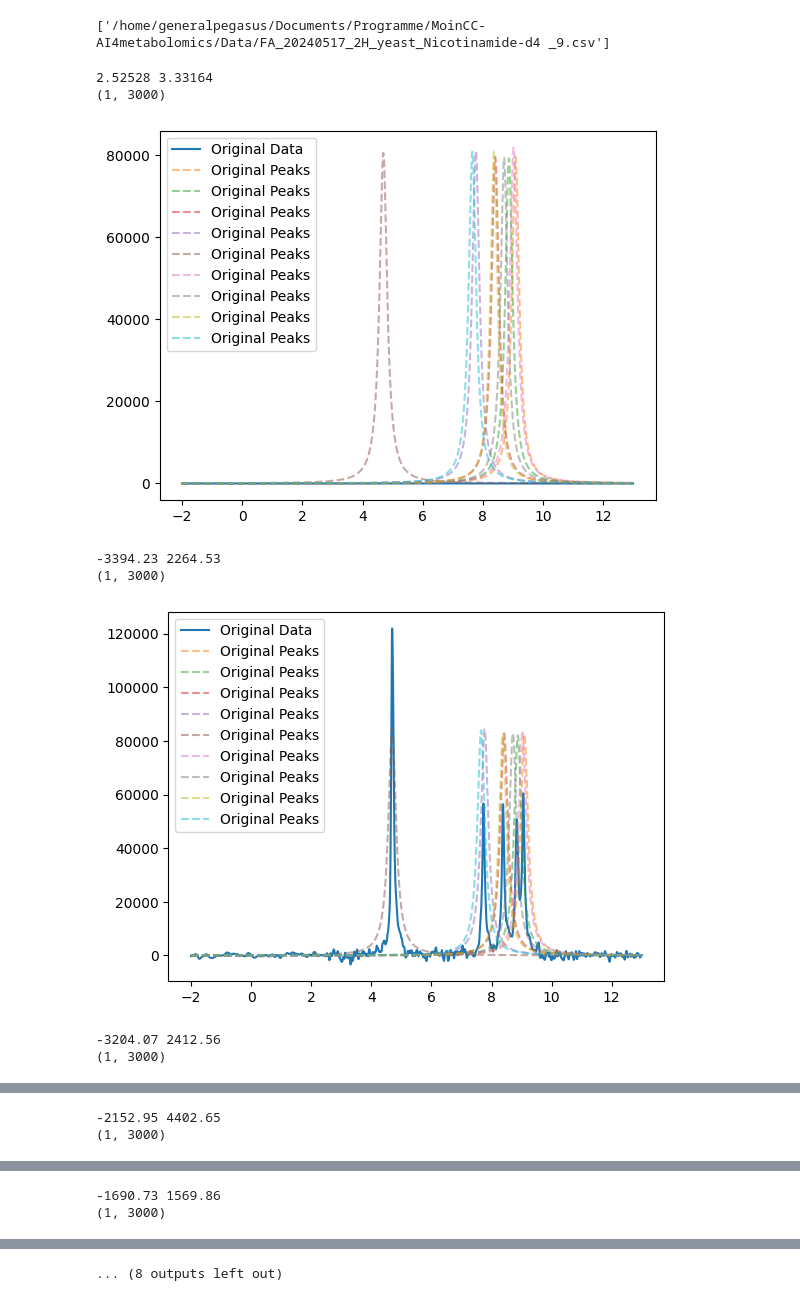
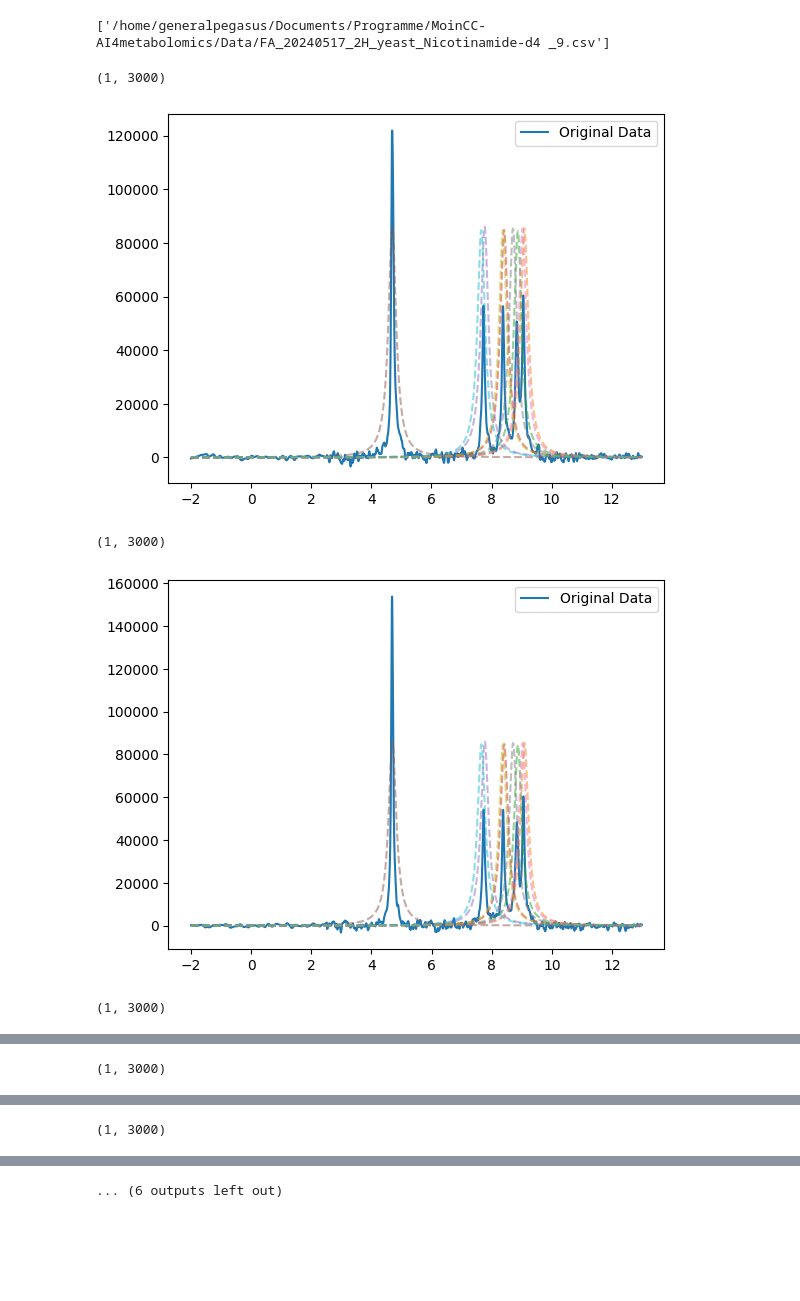
Before and after one commit to RATFIVE/MoinCC-AI4metabolomics, a Jupyter notebook: 03_DeepLearning/ImplementingNeuralNetwork.ipynb, the cells around one changed output, grey strips where cells are left out. Cells and saved outputs as stored; diff of their text form; code cells hidden in the pictures; blank space fills up the shorter version.

```diff
--- a/03_DeepLearning/ImplementingNeuralNetwork.ipynb
+++ b/03_DeepLearning/ImplementingNeuralNetwork.ipynb
@@ -536,7 +514,7 @@ device = torch.device("cuda" if torch.cuda.is_available() else "cpu")
 
 # Aufteilen der Daten in Trainings- und Testsets
 data_train, data_tmp, target_train, target_tmp = train_test_split(data, target,
-                                                    test_size=0.1,
+                                                    test_size=0.4,
                                                     shuffle=True,
                                                     random_state=1)
 data_val, data_test, target_val, target_test = train_test_split(data_tmp, target_tmp,
@@ -694,9 +672,9 @@ Target Val Shape: (500, 27)
 #         with torch.no_grad():
 #             return model(X)
 # %%
-class GaitGenderClassifier(nn.Module):
+class NeuralNetwork(nn.Module):
     def __init__(self, input_size, hidden_size, output_size, dropout_prob):
-        super(GaitGenderClassifier, self).__init__()
+        super(NeuralNetwork, self).__init__()
 
         self.reduce = nn.Linear(3000, 1000)
         self.reduce2 = nn.Linear(1000, hidden_size)
@@ -858,8 +836,8 @@ def training(model, X_train, y_train, X_val, y_val, criterion, optimizer, epochs
 
         # Print status
         if verbose:
-          if epoch % 19 == 0:
-            print(f"| Epoch {epoch+1} | Train Loss: {epoch_loss / len(train_loader):.4f}, Validation Loss: {loss_val:.4f} | Train RMSE: {mse_train:.4f}, Val RMSE: {mse_val:.4f} |")
+          if epoch % 1 == 0:
+            print(f"| Epoch {epoch+1} | Train Loss: {epoch_loss / len(train_loader):.4f}, Validation Loss: {loss_val:.4f} | Train MSE: {mse_train:.4f}, Val MSE: {mse_val:.4f} |")
 
     dropout_results.append({'dropout_prob': dropout_prob,
                                     'train_loss': train_losses,
@@ -869,7 +847,7 @@ def training(model, X_train, y_train, X_val, y_val, criterion, optimizer, epochs
                                     })
     # Load the best model
     model.load_state_dict(best_model)
-    print(f"Best validation RMSE: {best_eval_metric_val:.4f}")
+    print(f"Best validation MSE: {best_eval_metric_val:.4f}")
 
     writer.close()
     return model
@@ -893,10 +871,10 @@ input_size = 3000
 hidden_size = 512
 output_size = len(substrates_list) * 3
 dropout_prob = 0.5
-learning_rate = 0.001
+learning_rate = 0.01
 epochs = 100
 
-model = GaitGenderClassifier(input_size=input_size, hidden_size=hidden_size, output_size=output_size, dropout_prob=dropout_prob).to(device)
+model = NeuralNetwork(input_size=input_size, hidden_size=hidden_size, output_size=output_size, dropout_prob=dropout_prob).to(device)
 model_size, model_size_mb = get_model_size(model)
 print(f'Total parameters: {model_size}')
 print(f'Model size: {model_size_mb:.2f} MB')
@@ -1031,7 +1016,7 @@ x0_parms_test, gamma_parms_test, height_parms_test = np.split(target_test, 3, ax
 
 
 
-n = 30
+n = 10
 x = x_data[n]
 # plot the data
 #plt.plot(x, data_train[n, :], '-', label='Original Data')
@@ -1048,7 +1033,7 @@ x = x_data[n]
 plt.plot(x, data_test[n, :], '-', label='Original Data', color='grey')
 for x0, gamma, height in zip(x0_parms_test[n], gamma_parms_test[n], height_parms_test[n]):
     lorentz = lorentzian(x, x0, gamma, height)
-    plt.plot(x, lorentz, '--', label='Original Peaks', alpha=0.5)
+    plt.plot(x, lorentz, '--', alpha=0.5)
 
 plt.legend()
 plt.show()
@@ -1091,7 +1076,7 @@ path_list
 # %%
 df = pd.read_csv(path_list[0])
 
-for i in range(10):
+for i in range(1, 10):
     # fill the data
     df_fill = fill_df(df.iloc[:, [0, i]])
 
@@ -1104,38 +1089,35 @@ for i in range(10):
     # scale the data
     y_test_sc = data_scaler.transform(y_test.values.reshape(1, -1))
     print(y_test_sc.shape)
 
     # convert to tensor
     y_test_tensor = torch.tensor(y_test_sc, dtype=torch.float32)
 
     # predict the data
     target_test_pred = model.predict(y_test_tensor)
 
     # bring the data back to the cpu
     target_test_pred = target_test_pred.cpu().detach().numpy()
 
     # rescale the data
     target_test_pred_rescaled = target_scaler.inverse_transform(target_test_pred)
 
     # reshape the data
     target_test_pred = target_test_pred_rescaled.reshape(target_test_pred_rescaled.shape[0], -1)
 
     x0_parms_test, gamma_parms_test, height_parms_test = np.split(target_test_pred, 3, axis=1)
 
 
     # plot the data
     plt.plot(x_test, y_test, '-', label='Original Data')
     for x0, gamma, height in zip(x0_parms_test[0], gamma_parms_test[0], height_parms_test[0]):
         lorentz = lorentzian(x_test, x0, gamma, height)
-        plt.plot(x_test, lorentz, '--', label='Original Peaks', alpha=0.5)
+        plt.plot(x_test, lorentz, '--', alpha=0.5)
     plt.legend()
     plt.show()
 # %% [output]
-2.52528 3.33164
 (1, 3000)
-[figure, old version]
+[figure, new version]
--3394.23 2264.53
 (1, 3000)
-[figure, old version]
+[figure, new version]
--3204.07 2412.56
 (1, 3000)
@@ -1143,2 +1125 @@ for i in range(10):
--2152.95 4402.65
 (1, 3000)
@@ -1146,2 +1127 @@ for i in range(10):
--1690.73 1569.86
 (1, 3000)
@@ -1152 +1131 @@ for i in range(10):
-... (8 outputs left out)
+... (6 outputs left out)
```
Also changed, not shown: parts of 15 cells of this notebook.
